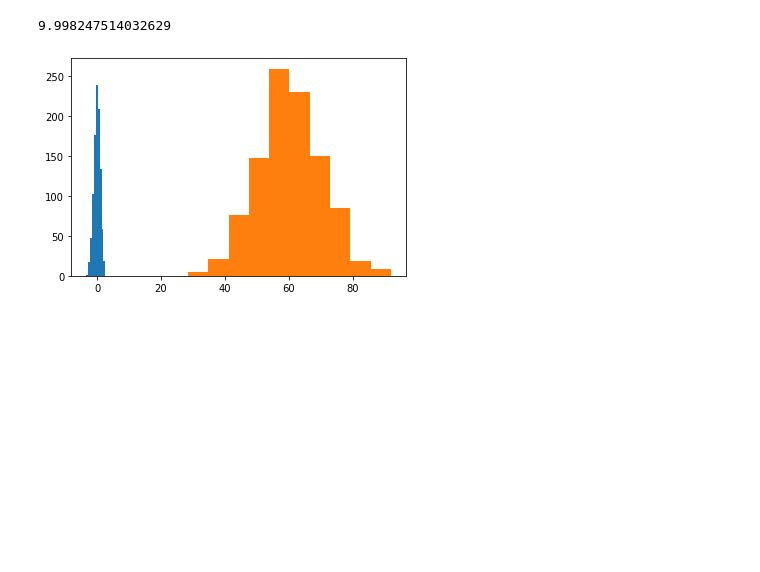
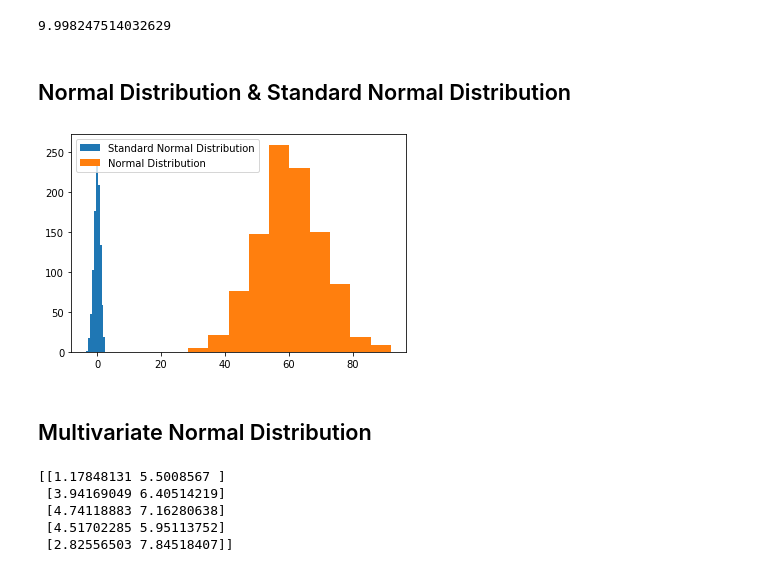
Before and after one commit to coding-blocks-archives/machine-learning-june-2019, a Jupyter notebook: Normal Distribution.ipynb, the cells around one changed output. Saved outputs shown, nothing was run; the diff lists cells and outputs as text; code cells hidden in the pictures; blank space fills up the shorter version.

```diff
--- a/Normal Distribution.ipynb
+++ b/Normal Distribution.ipynb
@@ -32,9 +32,14 @@ np.mean(marks)
 np.std(marks)
 # %% [output]
 9.998247514032629
+# %% [markdown]
+## Normal Distribution & Standard Normal Distribution
 # %%
-plt.hist(arr,bins=10)
-plt.hist(marks,bins=10)
+plt.hist(arr,bins=10,label="Standard Normal Distribution")
+plt.hist(marks,bins=10,label="Normal Distribution")
+plt.legend()
 plt.show()
 # %% [output]
-[figure, old version]
+[figure, new version]
+# %% [markdown]
+## Multivariate Normal Distribution
@@ -40,0 +50,8 @@ plt.show()
+# %%
+print(apples_data[:5,:])
+# %% [output]
+[[1.17848131 5.5008567 ]
+ [3.94169049 6.40514219]
+ [4.74118883 7.16280638]
+ [4.51702285 5.95113752]
+ [2.82556503 7.84518407]]
```
Also changed, not shown: parts of 17 cells of this notebook, 3 other files.
